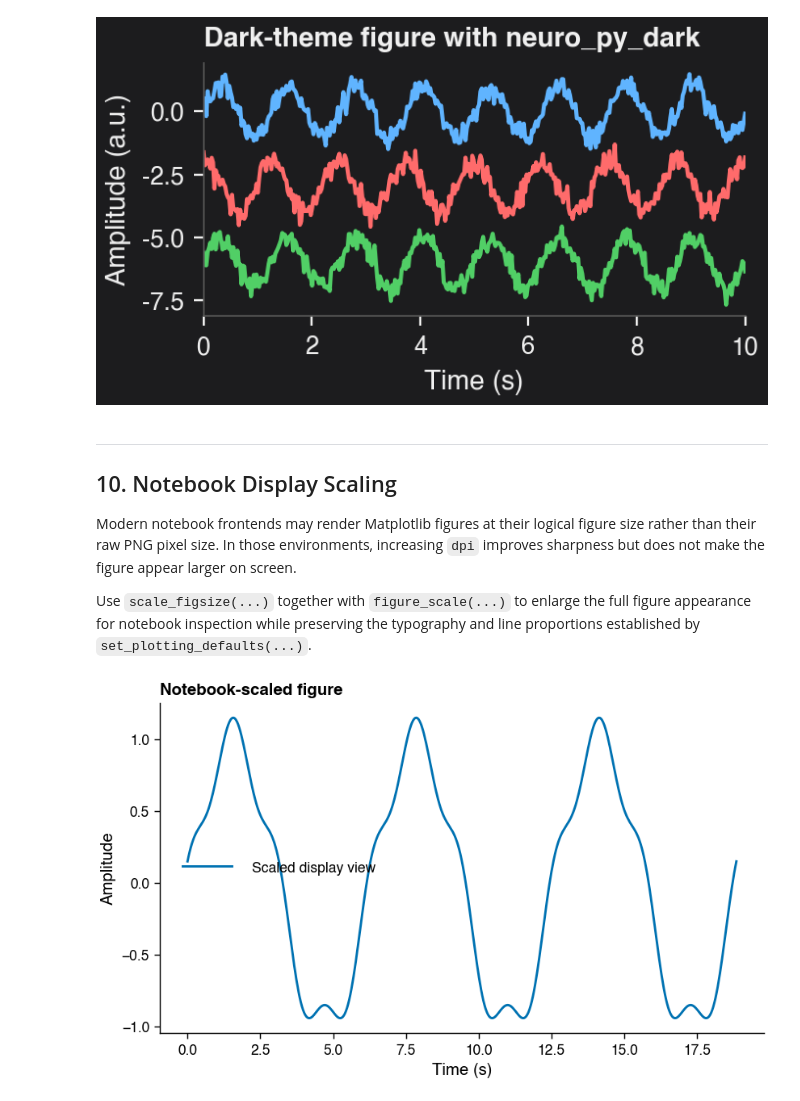
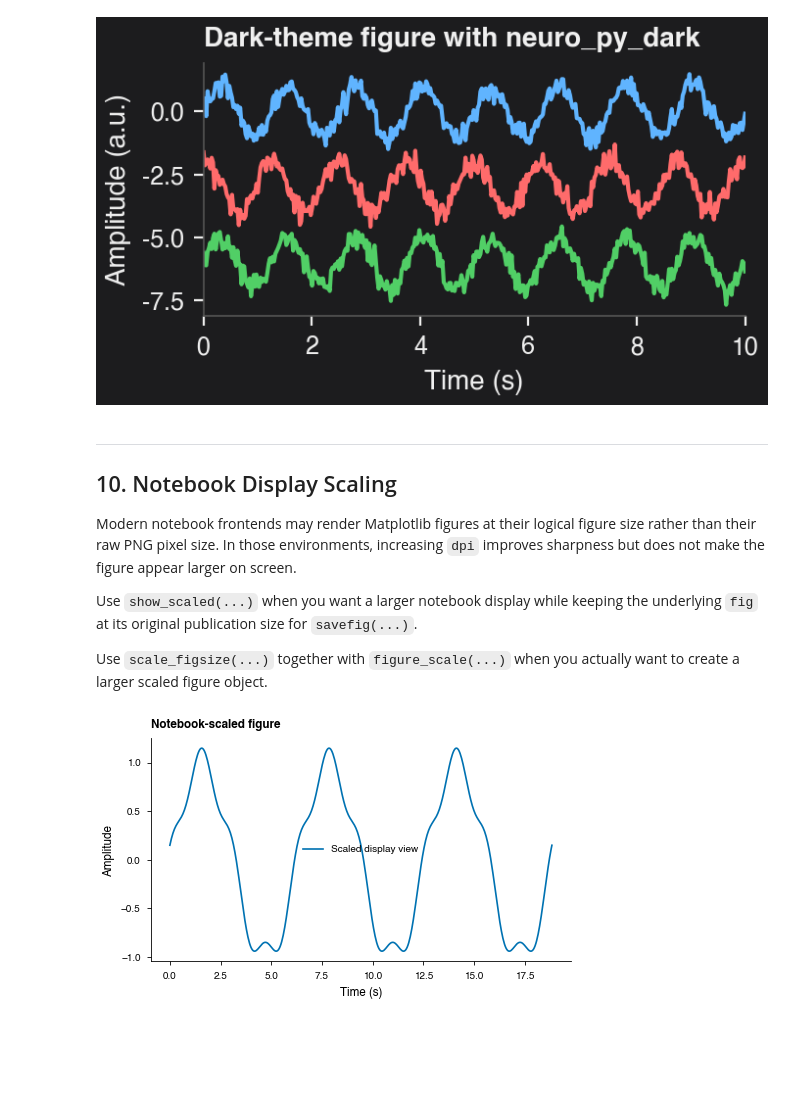
Before and after one commit to ryanharvey1/neuro_py, a Jupyter notebook: tutorials/plotting_tutorial.ipynb, the cells around one changed output. Saved outputs shown, nothing was run; the diff lists cells and outputs as text; code cells hidden in the pictures; blank space fills up the shorter version.

Commit message:
Add notebook-only scaled figure display

```diff
--- a/tutorials/plotting_tutorial.ipynb
+++ b/tutorials/plotting_tutorial.ipynb
@@ -391,28 +393,27 @@ plt.show()
 
 Modern notebook frontends may render Matplotlib figures at their logical figure size rather than their raw PNG pixel size. In those environments, increasing `dpi` improves sharpness but does not make the figure appear larger on screen.
 
-Use `scale_figsize(...)` together with `figure_scale(...)` to enlarge the full figure appearance for notebook inspection while preserving the typography and line proportions established by `set_plotting_defaults(...)`.
+Use `show_scaled(...)` when you want a larger notebook display while keeping the underlying `fig` at its original publication size for `savefig(...)`.
+
+Use `scale_figsize(...)` together with `figure_scale(...)` when you actually want to create a larger scaled figure object.
 # %%
 set_plotting_defaults("nature")
-
-scale = 1.75
-figsize = scale_figsize(
-    set_size("paper", fraction=0.5, subplots=(1, 1)),
-    scale,
-)
 
 x = np.linspace(0, 6 * np.pi, 500)
 y = np.sin(x) + 0.15 * np.cos(4 * x)
 
-with figure_scale(scale):
-    fig, ax = plt.subplots(figsize=figsize, dpi=120)
-    ax.plot(x, y, label="Scaled display view")
-    ax.set_xlabel("Time (s)")
-    ax.set_ylabel("Amplitude")
-    ax.set_title("Notebook-scaled figure", loc="left", fontweight="bold")
-    ax.legend(frameon=False)
-    fig.tight_layout()
+fig, ax = plt.subplots(
+    figsize=set_size("paper", fraction=0.5, subplots=(1, 1)),
+    dpi=120,
+)
+ax.plot(x, y, label="Scaled display view")
+ax.set_xlabel("Time (s)")
+ax.set_ylabel("Amplitude")
+ax.set_title("Notebook-scaled figure", loc="left", fontweight="bold")
+ax.legend(frameon=False)
+fig.tight_layout()
+plt.show()
 
-plt.show()
+show_scaled(fig, scale=1.75)
 # %% [output]
-[figure, old version]
+[figure, new version]
```
Also changed, not shown: parts of 4 cells of this notebook, 3 other files.
